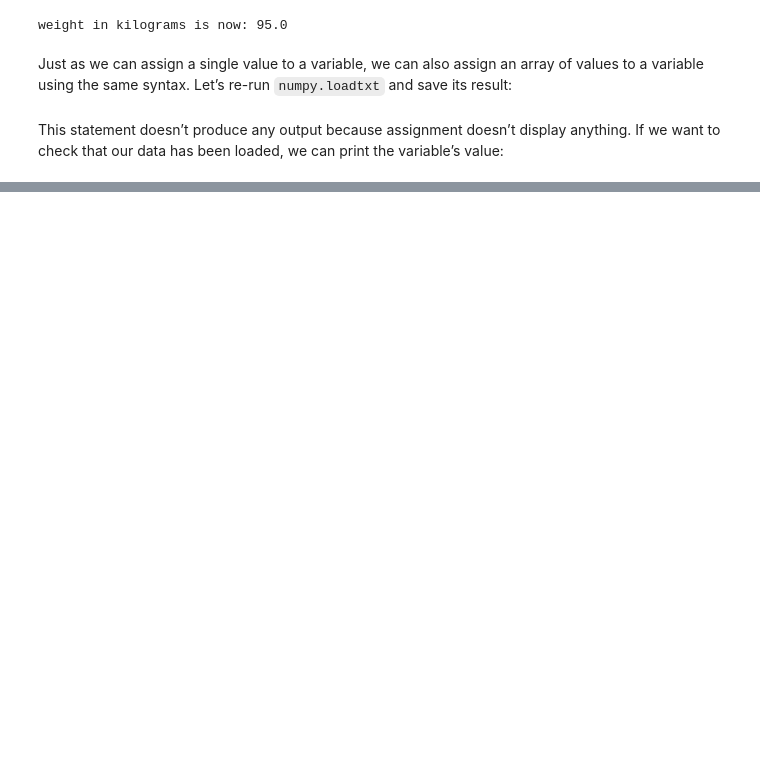
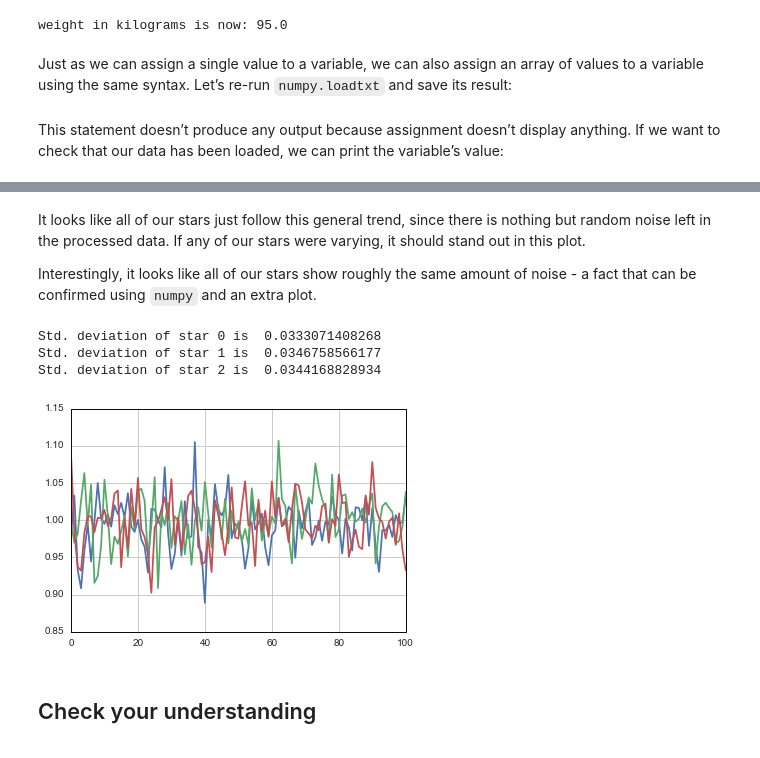
Before and after one commit to StuartLittlefair/python-bootcamp, a Jupyter notebook: pybootcamp-part2/01-numpy.ipynb, the cells around one changed output, grey strips where cells are left out. Cells and saved outputs as stored; diff of their text form; code cells hidden in the pictures; blank space fills up the shorter version.

```diff
--- a/pybootcamp-part2/01-numpy.ipynb
+++ b/pybootcamp-part2/01-numpy.ipynb
@@ -145,0 +398,23 @@ print(data)
+# %% [markdown]
+It looks like all of our stars just follow this general trend, since there is nothing but random noise left in the processed data. If any of our stars were varying, it should stand out in this plot.
+
+Interestingly, it looks like all of our stars show roughly the same amount of noise - a fact that can be confirmed using `numpy` and an extra plot.
+# %%
+print("Std. deviation of star 0 is ", processed_data[0,:].std())
+print("Std. deviation of star 1 is ", processed_data[1,:].std())
+print("Std. deviation of star 2 is ", processed_data[2,:].std())
+matplotlib.pyplot.plot(processed_data[0,:])
+matplotlib.pyplot.plot(processed_data[1,:])
+matplotlib.pyplot.plot(processed_data[2,:])
+matplotlib.pyplot.show()
+# %% [output]
+Std. deviation of star 0 is  0.0333071408268
+Std. deviation of star 1 is  0.0346758566177
+Std. deviation of star 2 is  0.0344168828934
+[figure, added]
+# %% [markdown]
+<section class="challenge panel panel-success">
+<div class="panel-heading">
+<h2><span class="fa fa-pencil"></span>Check your understanding</h2>
+</div>
+</section>
```
Also changed, not shown: parts of 63 cells of this notebook, 41 other files.
